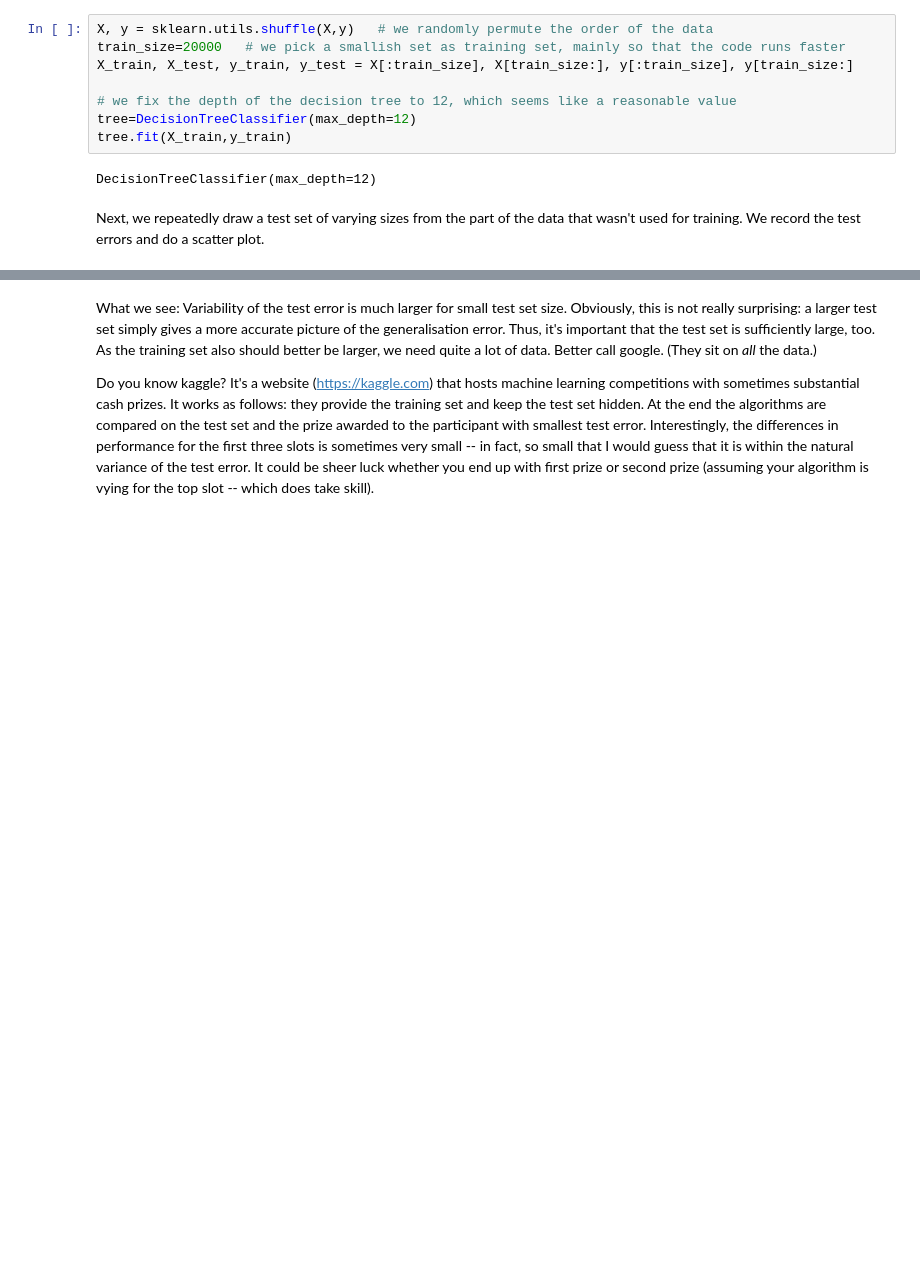
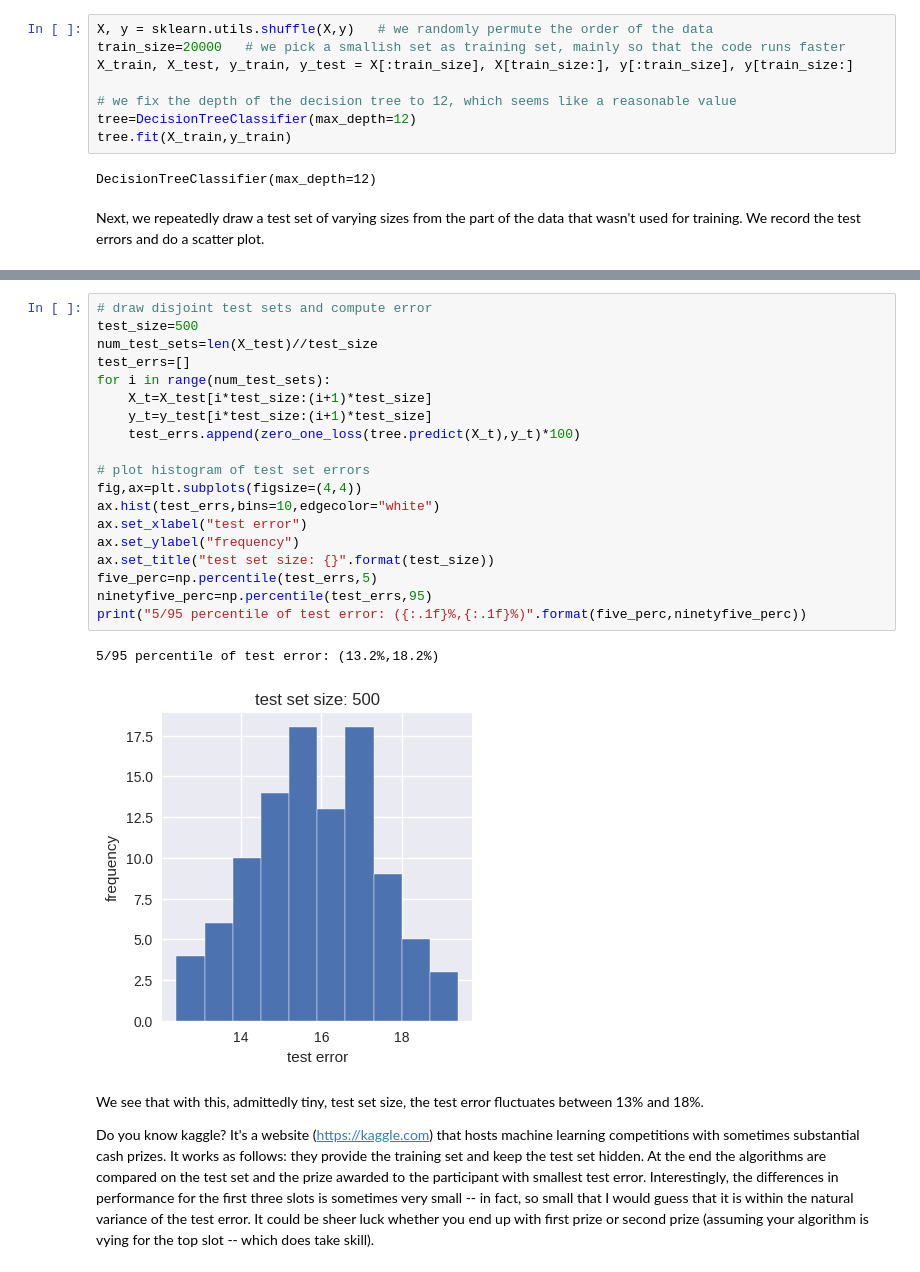
Before and after one commit to henningbruhn/math_of_ml_course, a Jupyter notebook: pac_learning/testerr.ipynb, the cells around one changed output, grey strips where cells are left out. Saved outputs shown, nothing was run; the diff lists cells and outputs as text; blank space fills up the shorter version.

Commit message:
added histogram to testerr

```diff
--- a/pac_learning/testerr.ipynb
+++ b/pac_learning/testerr.ipynb
@@ -55,4 +59,26 @@ plt.show()
+# %%
+# draw disjoint test sets and compute error
+test_size=500
+num_test_sets=len(X_test)//test_size
+test_errs=[]
+for i in range(num_test_sets):
+    X_t=X_test[i*test_size:(i+1)*test_size]
+    y_t=y_test[i*test_size:(i+1)*test_size]
+    test_errs.append(zero_one_loss(tree.predict(X_t),y_t)*100)
+
+# plot histogram of test set errors
+fig,ax=plt.subplots(figsize=(4,4))
+ax.hist(test_errs,bins=10,edgecolor="white")
+ax.set_xlabel("test error")
+ax.set_ylabel("frequency")
+ax.set_title("test set size: {}".format(test_size))
+five_perc=np.percentile(test_errs,5)
+ninetyfive_perc=np.percentile(test_errs,95)
+print("5/95 percentile of test error: ({:.1f}%,{:.1f}%)".format(five_perc,ninetyfive_perc))
+# %% [output]
+5/95 percentile of test error: (13.2%,18.2%)
+[figure, added]
 # %% [markdown]
-What we see: Variability of the test error is much larger for small test set size. Obviously, this is not really surprising: a larger test set simply gives a more accurate picture of the generalisation error. Thus, it's important that the test set is sufficiently large, too. As the training set also should better be larger, we need quite a lot of data. Better call google. (They sit on *all* the data.)
+We see that with this, admittedly tiny, test set size, the test error fluctuates between 13% and 18%.
 
 Do you know kaggle? It's a website (https://kaggle.com) that hosts machine learning competitions with sometimes substantial cash prizes. It works as follows: they provide the training set and keep the test set hidden. At the end the algorithms are compared on the test set and the prize awarded to the participant with smallest test error. Interestingly, the differences in performance for the first three slots is sometimes very small -- in fact, so small that I would guess that it is within the natural variance of the test error. It could be sheer luck whether you end up with first prize or second prize (assuming your algorithm is vying for the top slot -- which does take skill).
```
Also changed, not shown: parts of 2 cells of this notebook.
